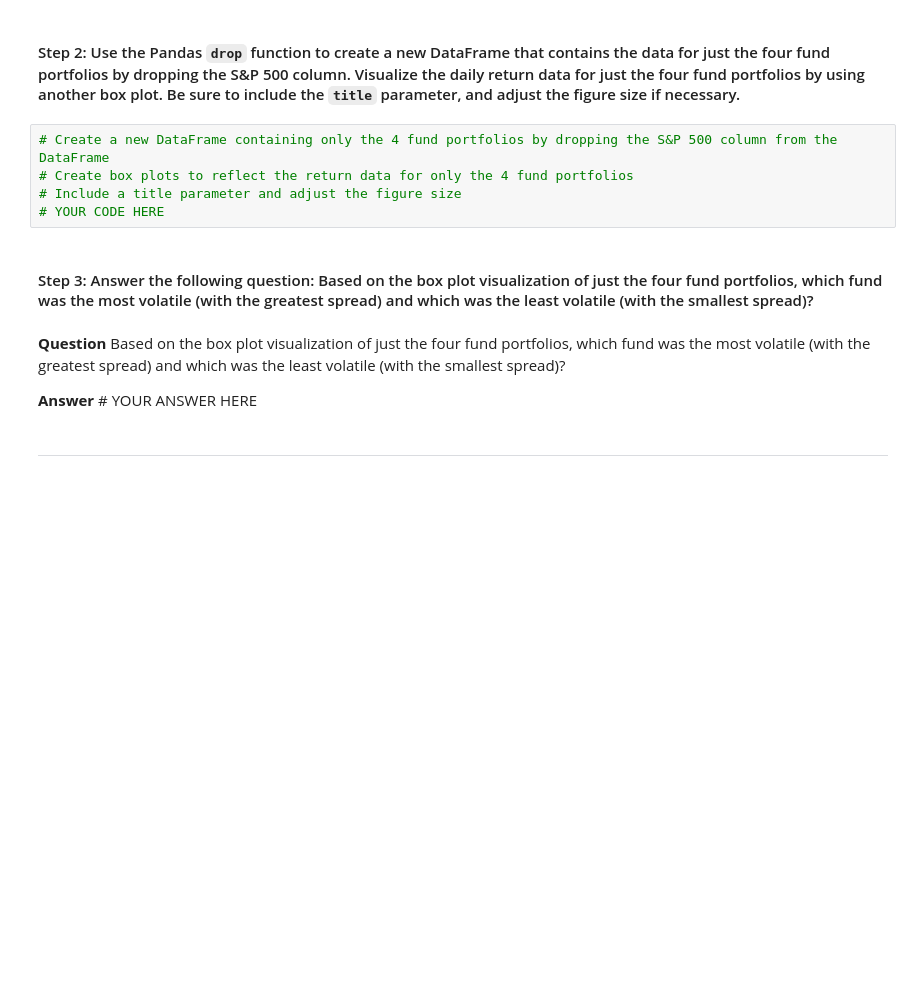
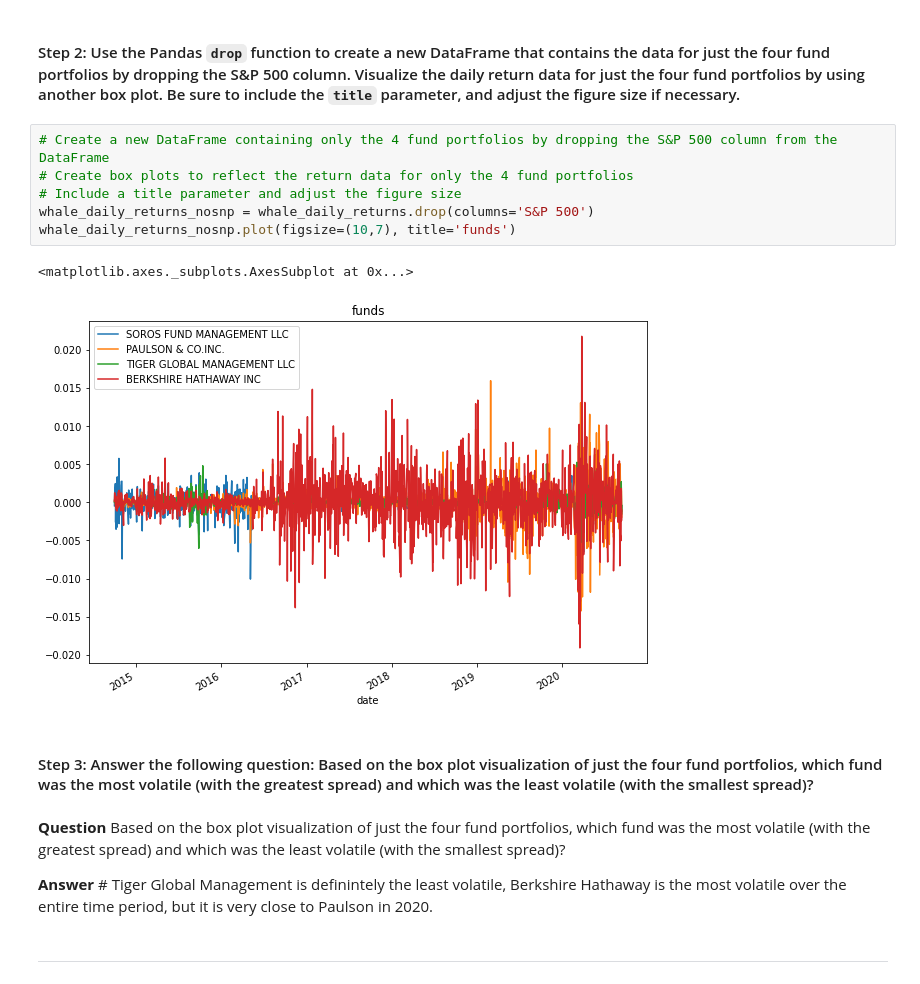
Before and after one commit to willco-1/analyizing-risk-return-challenge, a Jupyter notebook: risk_return_analysis.ipynb, the cells around one changed output. Drawn from its saved outputs; the diff is of its cells as text; blank space fills up the shorter version.

```diff
--- a/risk_return_analysis.ipynb
+++ b/risk_return_analysis.ipynb
@@ -167,14 +209,18 @@ Analyze the volatility of each of the four fund portfolios and of the S&P 500 In
 # %%
 # Create a new DataFrame containing only the 4 fund portfolios by dropping the S&P 500 column from the DataFrame
 # Create box plots to reflect the return data for only the 4 fund portfolios
 # Include a title parameter and adjust the figure size
-# YOUR CODE HERE
+whale_daily_returns_nosnp = whale_daily_returns.drop(columns='S&P 500')
+whale_daily_returns_nosnp.plot(figsize=(10,7), title='funds')
+# %% [output]
+<matplotlib.axes._subplots.AxesSubplot at 0x...>
+[figure, added]
 # %% [markdown]
 #### Step 3: Answer the following question: Based on the box plot visualization of just the four fund portfolios, which fund was the most volatile (with the greatest spread) and which was the least volatile (with the smallest spread)?
 # %% [markdown]
 **Question** Based on the box plot visualization of just the four fund portfolios, which fund was the most volatile (with the greatest spread) and which was the least volatile (with the smallest spread)?
 
-**Answer** # YOUR ANSWER HERE
+**Answer** # Tiger Global Management is definintely the least volatile, Berkshire Hathaway is the most volatile over the entire time period, but it is very close to Paulson in 2020.
 # %% [markdown]
 ---
 # %% [markdown]
```
Also changed, not shown: parts of 18 cells of this notebook, 1 other file.
